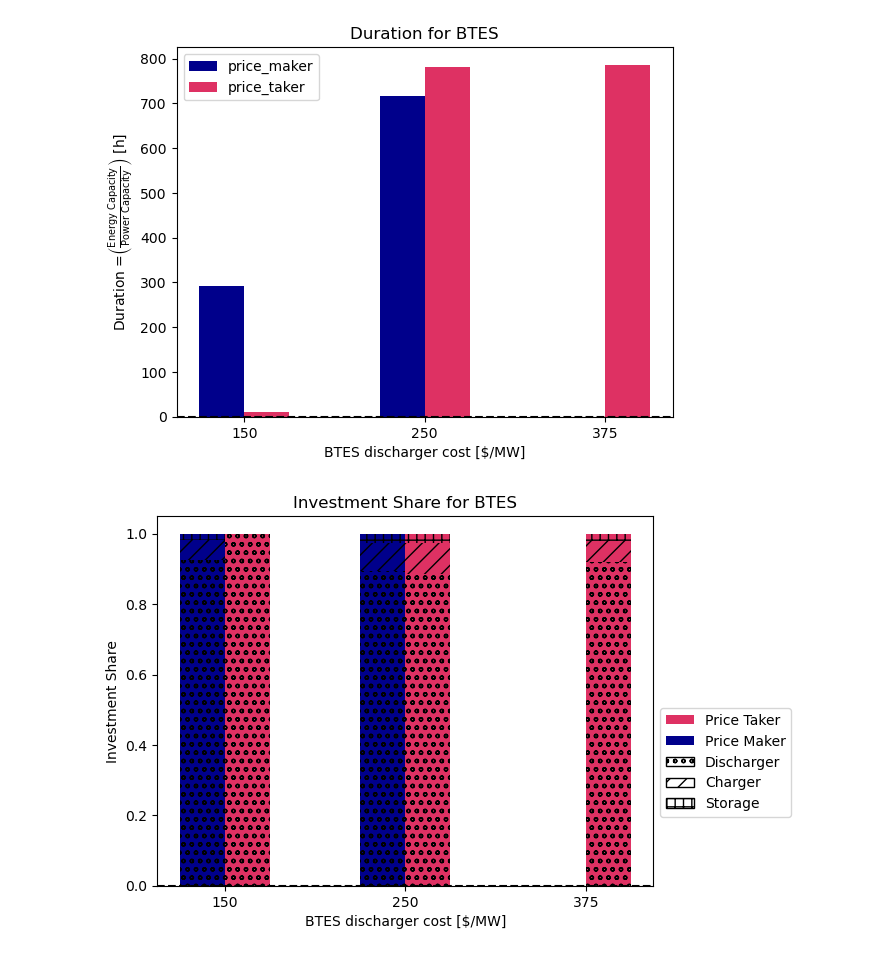
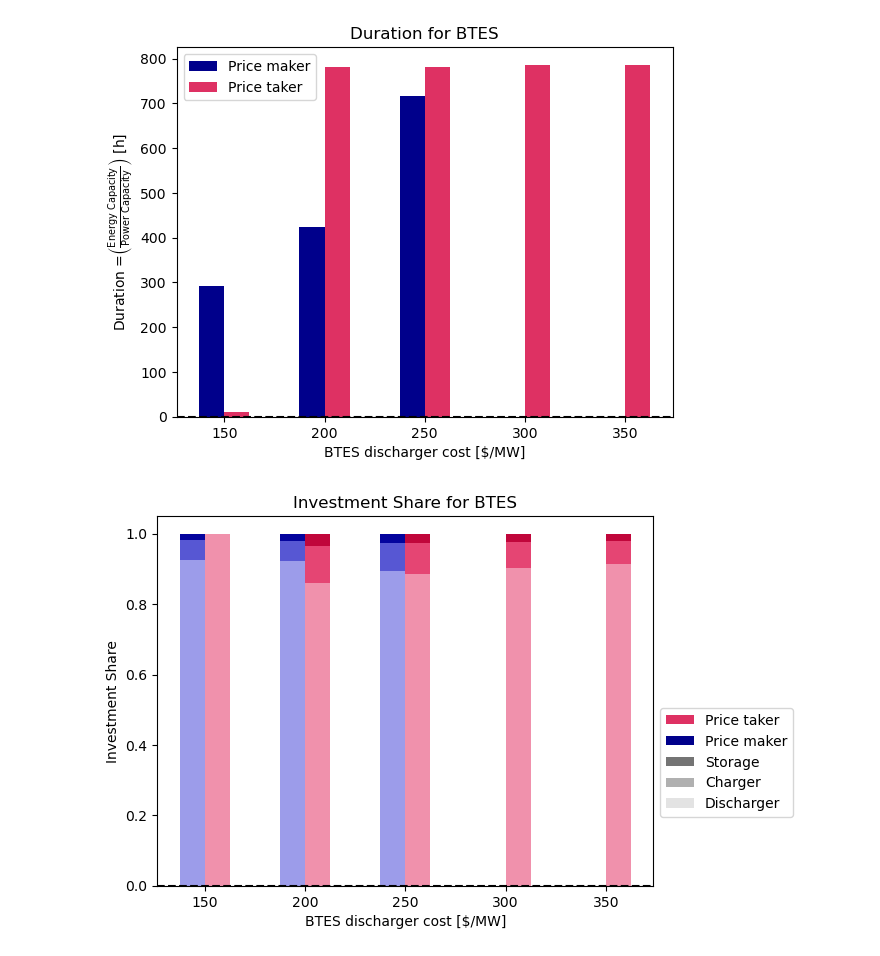
Before and after one commit to carnegie/clab_underground_th_storage, a Jupyter notebook: plot_price_taker.ipynb, the cells around one changed output. Drawn from its saved outputs; the diff is of its cells as text; code cells hidden in the pictures.

```diff
--- a/plot_price_taker.ipynb
+++ b/plot_price_taker.ipynb
@@ -5,12 +5,17 @@ import matplotlib.pyplot as plt
 import numpy as np
 from matplotlib.patches import Patch
 # %%
+# Data paths
 case = ''
 data_path_taker = 'output_data/btes_base_case_orca_{0}price_taker/btes_output_price_taker_base_BTES_discharger_#COST.pickle'.format(case)
 data_path_maker = 'output_data/btes_base_case_orca{0}/btes_output_BTES_discharger_#COST.pickle'.format(case)
-prices = ['150','250','375']
+
+# Prices to scan
+prices = ['150','200','250','300','350']
+
+# Colors
 colors = {'price_taker': '#DE3163', 'price_maker': '#00008B'}
-hatching = ['oo', '//', '++']
+color_shades = {'price_taker': ['#f091ac', '#e54573', '#c0063b'], 'price_maker': ['#9c9cea', '#5757d3', '#04049d']}
 # %%
 def get_btes_investment(component_results):
     """
@@ -56,7 +61,7 @@ def plot_bars_maker_taker(x,y, xlabel, ylabel, title=None, split_bars=False):
                 bottom = 0
                 for j,nums in enumerate(vals):
                     plt.bar(x_ticks[iv]+offset, nums/sum(vals), width=width, label=run, bottom=bottom,
-                            color=colors[run], hatch=hatching[j])
+                            color=color_shades[run][j])
                     bottom += nums/sum(vals)
         multiplier += 1
     # Dashed horzontal line at 0
@@ -68,16 +73,17 @@ def plot_bars_maker_taker(x,y, xlabel, ylabel, title=None, split_bars=False):
     # Get unique legend entries
     if not split_bars:
         handles, labels = plt.gca().get_legend_handles_labels()
+        labels = [label.replace('_', ' ').capitalize() for label in labels]
         by_label = dict(zip(labels, handles))
         plt.legend(by_label.values(), by_label.keys())
     else:
         # Custom legend
         legend_elements = [
-            Patch(facecolor=colors['price_taker'], label='Price Taker'),
-            Patch(facecolor=colors['price_maker'], label='Price Maker'),
-            Patch(facecolor='white', edgecolor='black', hatch=hatching[0], label='Discharger'),
-            Patch(facecolor='white', edgecolor='black', hatch=hatching[1], label='Charger'),
-            Patch(facecolor='white', edgecolor='black', hatch=hatching[2], label='Storage'),
+            Patch(facecolor=colors['price_taker'], label='Price taker'),
+            Patch(facecolor=colors['price_maker'], label='Price maker'),
+            Patch(facecolor='#747474', label='Storage'),
+            Patch(facecolor='#b0b0b0', label='Charger'),
+            Patch(facecolor='#e3e3e3', label='Discharger'),
         ]
 
         # Put legend outside of plot
@@ -113,14 +119,13 @@ for price in prices:
 
         # Calculate revenue per investment
         btes_investment = get_btes_investment(comp_res)
-        hours = len(time_res)
         if run =='maker':
             no_btes_file = 'output_data/btes_base_case_orca_no_BTES/btes_output_no_BTES.pickle'
             cost_no_btes = read_output_file(no_btes_file)[0]['objective [$]'].values[-1]
             cost = case_res['objective [$]'].values[-1] - cost_no_btes
         else:
             cost = case_res['objective [$]'].values[-1]
-        cost = cost / btes_investment / hours
+        cost = (-1) * cost / btes_investment
         rev_per_inv['price_maker' if run == 'maker' else 'price_taker'].append(cost)
 
         # Calculate duration
@@ -144,6 +149,6 @@ for price in prices:
 # %%
 # Plot revenue per investment
-plot_bars_maker_taker(prices, rev_per_inv, 'BTES discharger cost [$/MW]', 'System Benefit per Investment [$/(\$ invested * hours)]', 'System Benefit per Investment for BTES')
+plot_bars_maker_taker(prices, rev_per_inv, 'BTES discharger cost [$/MW]', 'Value added per Investment [$/(\$ invested)]', 'Value added per Investment for BTES')
 # Plot duration
 plot_bars_maker_taker(prices, duration, 'BTES discharger cost [$/MW]', r'Duration =$\left( \frac{\mathrm{Energy \ Capacity}}{\mathrm{Power \ Capacity}} \right)$ [h]', 'Duration for BTES')
 # Plot investment share
@@ -153,2 +158,2 @@ plot_bars_maker_taker(prices, inv, 'BTES discharger cost [$/MW]', 'Investment Sh
-[figure, old version]
+[figure, new version]
-[figure, old version]
+[figure, new version]
```
Also changed, not shown: parts of 2 cells of this notebook, 3 other files.
